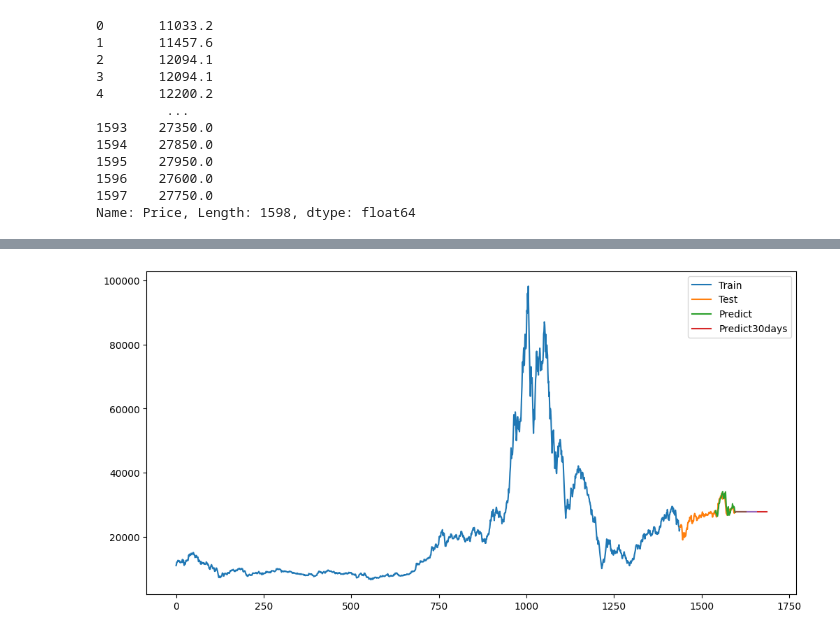
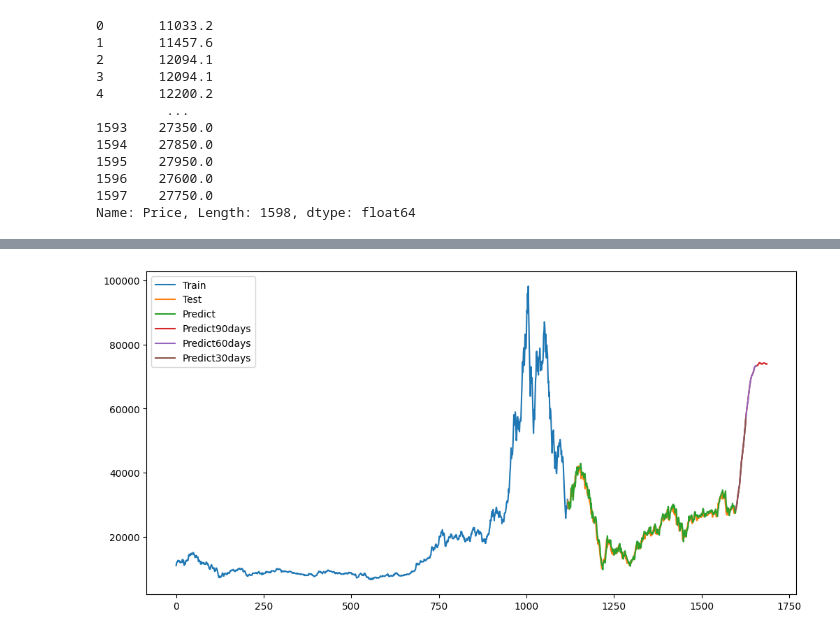
Before and after one commit to duonguwu/IS403_O21_04, a Jupyter notebook: Model/RNN/Team4_RNN_DIG_7_3.ipynb, the cells around one changed output, grey strips where cells are left out. Saved outputs shown, nothing was run; the diff lists cells and outputs as text; code cells hidden in the pictures.

```diff
--- a/Model/RNN/Team4_RNN_DIG_7_3.ipynb
+++ b/Model/RNN/Team4_RNN_DIG_7_3.ipynb
@@ -88,5 +105,5 @@ model.add(Dense(1))
 model.compile(loss='mean_squared_error', optimizer='adam')
 # %%
 # 9. Fit mô hình với dữ liệu train
-model.fit(X_train, y_train, epochs=100, batch_size=64, verbose=1)
+model.fit(X_train, y_train, epochs=80, batch_size=64, verbose=1)
 # %% [output]
@@ -129,6 +186,6 @@ Testing RMSE: 925.8386591834694
 # %%
-# 13. Dự báo 30 ngày tiếp theo (test có 159 ngày)
-x_input=test_data[60:].reshape(1,-1)
+# 13. Dự báo 30 ngày tiếp theo (test có 479 ngày)
+x_input=test_data[100:].reshape(1,-1)
 x_input.shape
 
 temp_input=list(x_input)
@@ -137,7 +194,7 @@ temp_input=temp_input[0].tolist()
 from numpy import array
 
 lst_output=[]
-n_steps=100
+n_steps=379
 i=0
 while(i<30):
 
@@ -184,6 +241,6 @@ while(i<30):
 # %%
 # 13b. Dự báo 60 ngày tiếp theo
-x_input=test_data[60:].reshape(1,-1)
+x_input=test_data[100:].reshape(1,-1)
 x_input.shape
 
 temp_input=list(x_input)
@@ -192,7 +249,7 @@ temp_input=temp_input[0].tolist()
 from numpy import array
 
 lst_output_60=[]
-n_steps=100
+n_steps=379
 i=0
 while(i<60):
 
@@ -239,6 +296,6 @@ while(i<60):
 # %%
 # 13c. Dự báo 90 ngày tiếp theo
-x_input=test_data[60:].reshape(1,-1)
+x_input=test_data[100:].reshape(1,-1)
 x_input.shape
 
 temp_input=list(x_input)
@@ -247,7 +304,7 @@ temp_input=temp_input[0].tolist()
 from numpy import array
 
 lst_output_90=[]
-n_steps=100
+n_steps=379
 i=0
 while(i<90):
 
@@ -303,25 +360,25 @@ y_pred.shape
 # %%
 # 14.Vẽ hình
 plt.figure(figsize=(12,6))
 train_data_index = pd.RangeIndex(start=0, stop=train_size, step=1)
 plt.plot(scaler.inverse_transform(train_data))
 
 test_data_index = pd.RangeIndex(start=train_size, stop=train_size+test_size+1, step=1)
 plt.plot(test_data_index,scaler.inverse_transform(test_data))
 
-test_data_index = pd.RangeIndex(start=train_size+101, stop=train_size+test_size+1, step=1)
+test_data_index = pd.RangeIndex(start=train_size+1, stop=train_size+test_size+1, step=1)
 plt.plot(test_data_index,(y_pred))
 
 prediect_data_index_90 = pd.RangeIndex(start=len(df1)-1, stop=len(df1)+89, step=1)
 plt.plot(prediect_data_index_90,scaler.inverse_transform(lst_output_90))
 
 prediect_data_index_60 = pd.RangeIndex(start=len(df1)-1, stop=len(df1)+59, step=1)
 plt.plot(prediect_data_index_60,scaler.inverse_transform(lst_output_60))
 
 prediect_data_index = pd.RangeIndex(start=len(df1)-1, stop=len(df1)+29, step=1)
 plt.plot(prediect_data_index,scaler.inverse_transform(lst_output))
 
-plt.legend(['Train','Test','Predict','Predict30days'])
+plt.legend(['Train','Test','Predict','Predict90days', 'Predict60days','Predict30days'])
 plt.show()
 # %% [output]
-[figure, old version]
+[figure, new version]
```
Also changed, not shown: parts of 17 cells of this notebook, 7 other files.
